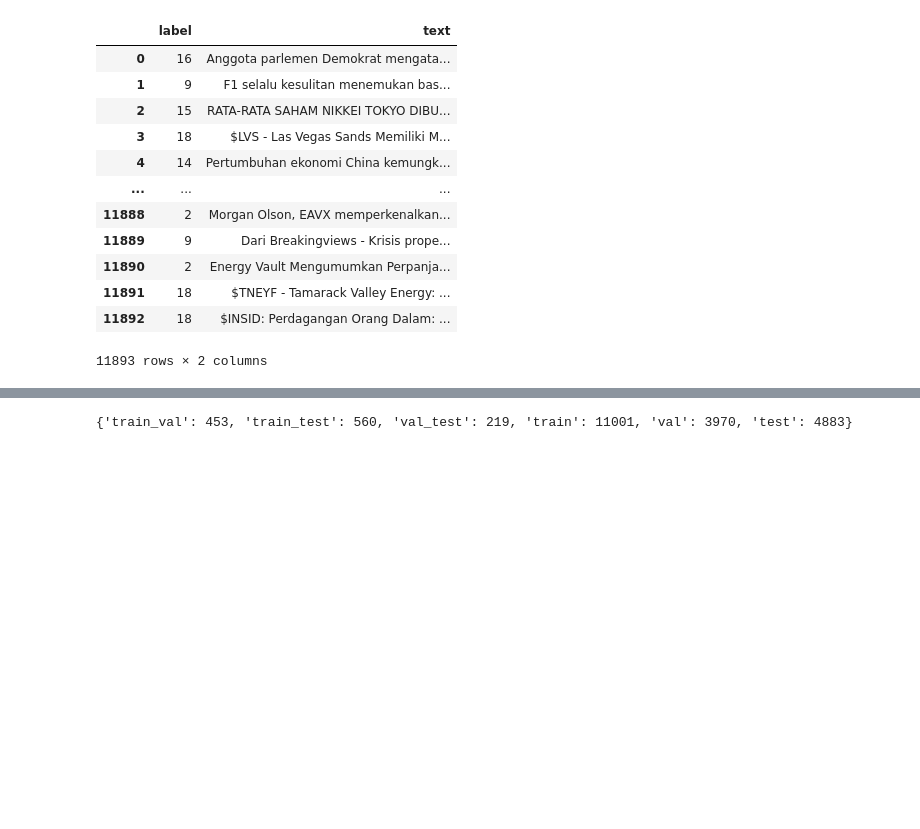
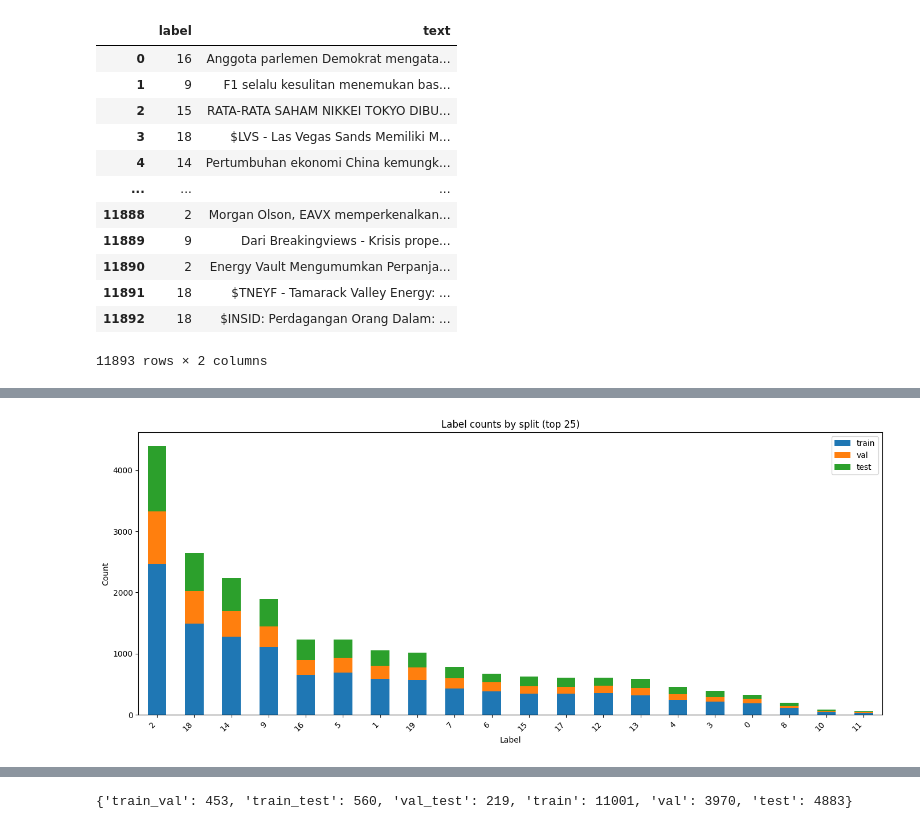
Before and after one commit to aininz/3-stage-topic-classifier, a Jupyter notebook: news_classification_2.ipynb, the cells around one changed output, grey strips where cells are left out. Saved outputs shown, nothing was run; the diff lists cells and outputs as text; code cells hidden in the pictures; blank space fills up the shorter version.

```diff
--- a/news_classification_2.ipynb
+++ b/news_classification_2.ipynb
@@ -60,3 +63,20 @@ train_df
 | 11891 | 18 | $TNEYF - Tamarack Valley Energy: ... |
 | 11892 | 18 | $INSID: Perdagangan Orang Dalam: ... |
 11893 rows × 2 columns
+# %%
+label_col = "label"
+
+counts = pd.concat(
+    {
+        "train": train_df[label_col].value_counts(dropna=False),
+        "val":   val_df[label_col].value_counts(dropna=False),
+        "test":  test_df[label_col].value_counts(dropna=False),
+    },
+    axis=1
+).fillna(0).astype(int)
+
+counts["total"] = counts.sum(axis=1)
+
+counts = counts.sort_values("total", ascending=False)
+
+counts
@@ -62,0 +102,15 @@ train_df
+# %%
+plot_cols = ["train", "val", "test"]
+
+top_n = 25
+plot_df = counts.sort_values("total", ascending=False).head(top_n)[plot_cols]
+
+ax = plot_df.plot(kind="bar", stacked=True, figsize=(14, 6))
+ax.set_xlabel("Label")
+ax.set_ylabel("Count")
+ax.set_title(f"Label counts by split (top {top_n})")
+plt.xticks(rotation=45, ha="right")
+plt.tight_layout()
+plt.show()
+# %% [output]
+[figure, added]
```
Also changed, not shown: parts of 3 cells of this notebook, 5 other files.
